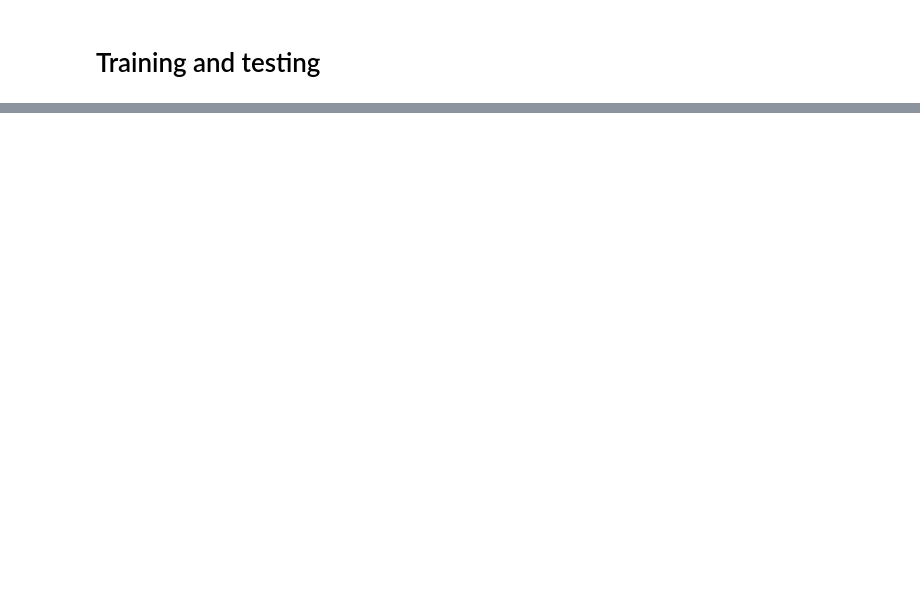
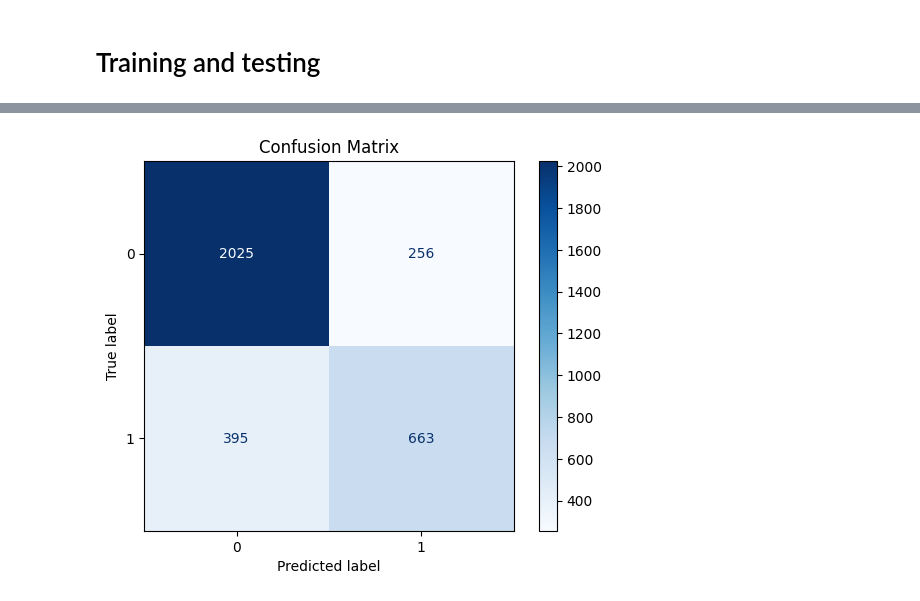
Before and after one commit to Bhattars1/Signature-Verificatioin, a Jupyter notebook: Signature_Verification_using_Single_sample.ipynb, the cells around one changed output, grey strips where cells are left out. Drawn from its saved outputs; the diff is of its cells as text; code cells hidden in the pictures; blank space fills up the shorter version.

Commit message:
baseline model

```diff
--- a/Signature_Verification_using_Single_sample.ipynb
+++ b/Signature_Verification_using_Single_sample.ipynb
@@ -235,0 +465,49 @@ The number of testing data is 3339 and testing labels is 3339
+# %%
+from sklearn.metrics import confusion_matrix, ConfusionMatrixDisplay
+import numpy as np
+
+# Evaluation loop with confusion matrix
+vgg19.eval()  # Set model to evaluation mode
+test_loss = 0.0
+test_accuracy = 0.0
+total_batches = 0
+all_preds = []
+all_labels = []
+
+with torch.no_grad():  # Disable gradient tracking for evaluation
+    for X_batch, y_batch in tqdm(test_dataloader, desc="Evaluating", unit="batch"):
+        X_batch, y_batch = X_batch.to(device), y_batch.to(device)
+
+        # Forward pass
+        outputs = vgg19(X_batch)
+
+        # Calculate loss
+        loss = loss_fn(outputs, y_batch)
+
+        # Calculate accuracy
+        acc = accuracy(outputs, y_batch)
+
+        # Accumulate loss and accuracy
+        test_loss += loss.item()
+        test_accuracy += acc
+        total_batches += 1
+
+        # Store predictions and labels for confusion matrix
+        _, preds = torch.max(outputs, 1)
+        all_preds.extend(preds.cpu().numpy())
+        all_labels.extend(y_batch.cpu().numpy())
+
+# Calculate average loss and accuracy
+avg_test_loss = test_loss / total_batches
+avg_test_accuracy = test_accuracy / total_batches
+
+# Print test results
+print(f'Test Loss: {avg_test_loss:.4f}, Test Accuracy: {avg_test_accuracy:.2f}%')
+
+# Confusion matrix
+conf_matrix = confusion_matrix(all_labels, all_preds)
+disp = ConfusionMatrixDisplay(conf_matrix)
+disp.plot(cmap='Blues')
+plt.title('Confusion Matrix')
+plt.show()
+# %% [output]
@@ -235,0 +515 @@ The number of testing data is 3339 and testing labels is 3339
+[figure, added]
```
Also changed, not shown: parts of 25 cells of this notebook.
